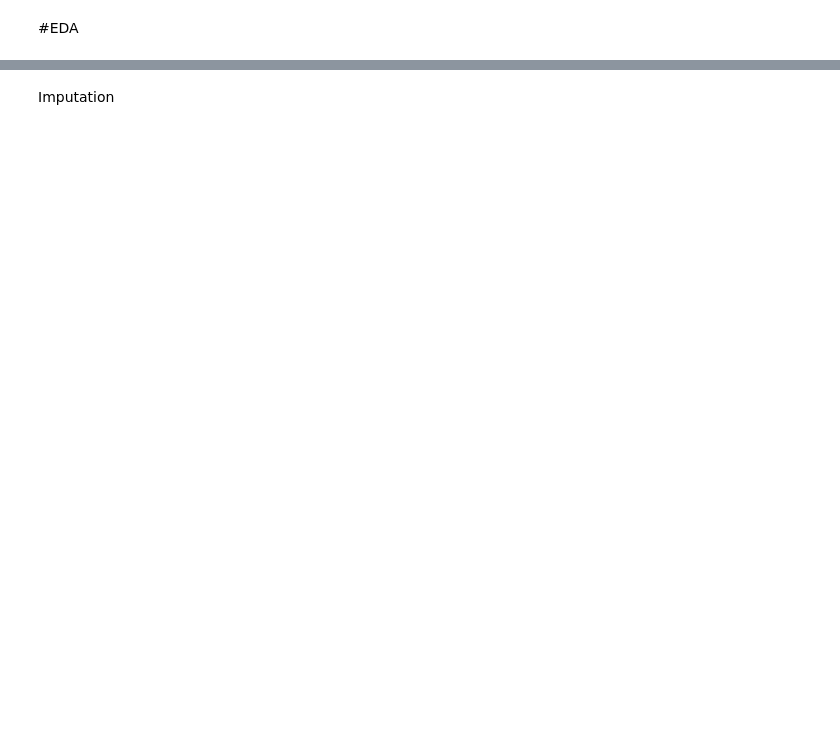
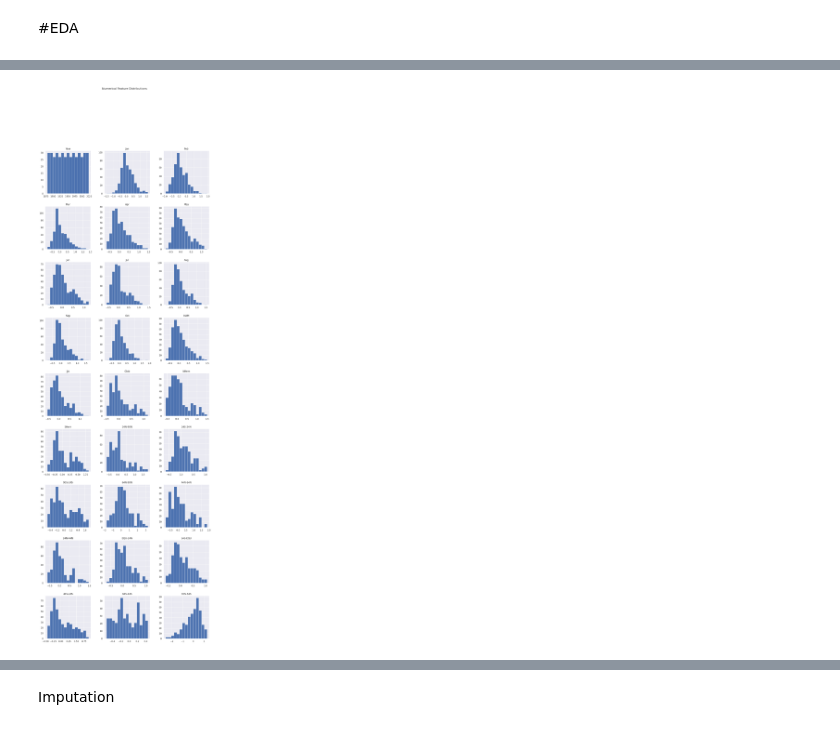
Before and after one commit to MeenakshiRajesh1/Global-Temperature-Prediction-and-Alert-System, a Jupyter notebook: Global temperature prediction and Alert system.ipynb, the cells around one changed output, grey strips where cells are left out. Saved outputs shown, nothing was run; the diff lists cells and outputs as text; code cells hidden in the pictures; blank space fills up the shorter version.

```diff
--- a/Global temperature prediction and Alert system.ipynb
+++ b/Global temperature prediction and Alert system.ipynb
@@ -337,6 +227,0 @@ for col in log_skewed_features:
-# %%
-# Square root transform moderately skewed features
-sqrt_skewed_features = skewness[(skewness > 0.5) & (skewness <= 1)].index
-for col in sqrt_skewed_features:
-    train_data[col] = np.sqrt(train_data[col])
-    test_data[col] = np.sqrt(test_data[col])
@@ -448,0 +314,15 @@ Index(['Area', 'Months', 'Element', 'Y1961', 'Y1962', 'Y1963', 'Y1964',
+# %%
+numerical_columns = Joined_data.select_dtypes(include=['float64', 'int64']).columns
+# number of numerical columns
+num_cols = len(numerical_columns)
+
+# Calculate the required number of rows and columns for the grid
+ncols = 3
+nrows = math.ceil(num_cols / ncols)
+
+# Plot the histograms
+Joined_data[numerical_columns].hist(bins=15, figsize=(ncols * 5, nrows * 5), layout=(nrows, ncols))
+plt.suptitle("Numerical Feature Distributions")
+plt.show()
+# %% [output]
+[figure, added]
```
Also changed, not shown: parts of 97 cells of this notebook.
